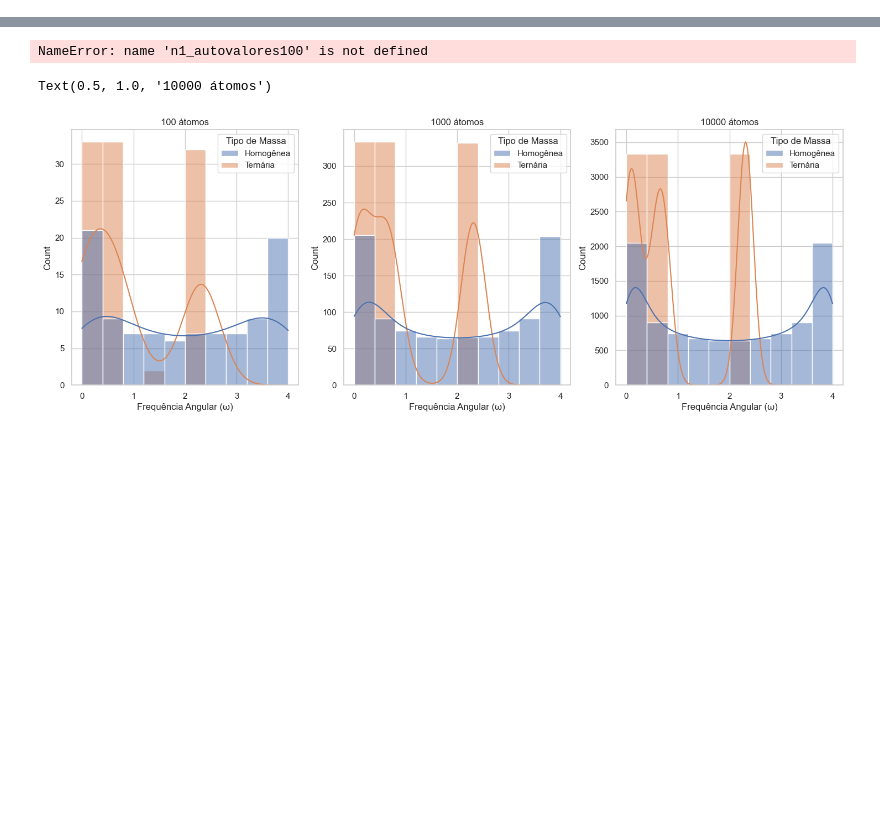
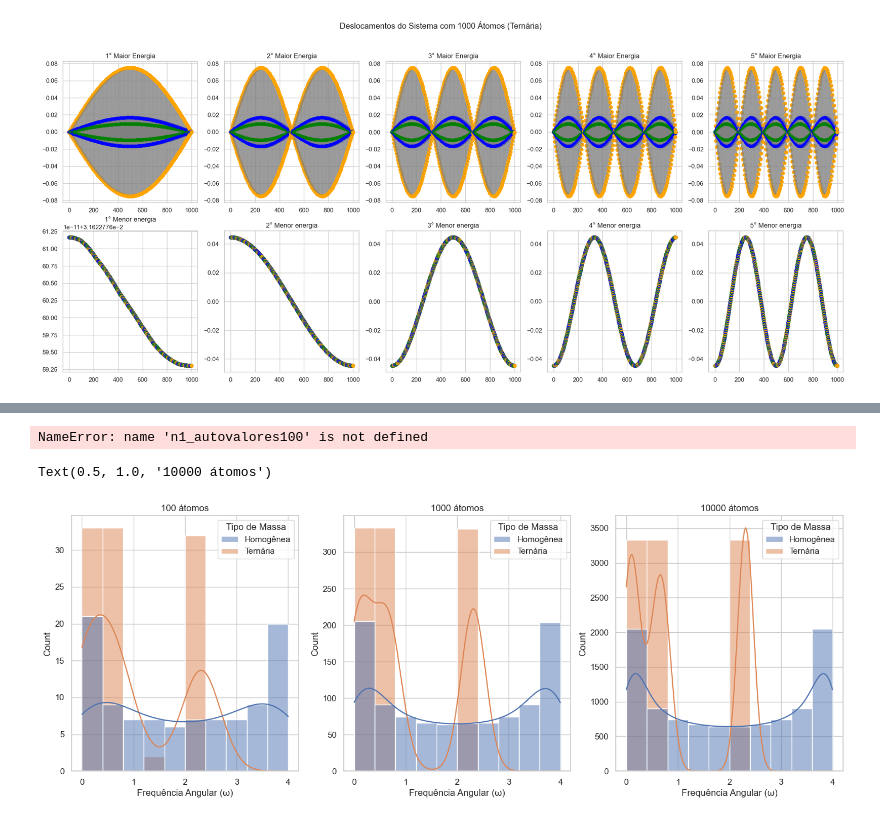
Before and after one commit to LucasMDeLucca/AV5, a Jupyter notebook: av5.ipynb, the cells around one changed output, grey strips where cells are left out. Saved outputs shown, nothing was run; the diff lists cells and outputs as text; code cells hidden in the pictures; blank space fills up the shorter version.

```diff
--- a/av5.ipynb
+++ b/av5.ipynb
@@ -139,3 +282,52 @@ df2['Tipo de Massa'] = ['Homogênea']*len(n1_freq1000) + ['Ternária']*len(n2_fr
+# %%
+fig, ax = plt.subplots(nrows=2, ncols=5, figsize=(25, 10))
+plt.suptitle("Deslocamentos do Sistema com 1000 Átomos (Ternária)")
+
+plot_ternaria(0,0, n2_autovetores1000[:, -1], "1° Maior Energia")
+plot_ternaria(0,1, n2_autovetores1000[:, -2], "2° Maior Energia")
+plot_ternaria(0,2, n2_autovetores1000[:, -3], "3° Maior Energia")
+plot_ternaria(0,3, n2_autovetores1000[:, -4], "4° Maior Energia")
+plot_ternaria(0,4, n2_autovetores1000[:, -5], "5° Maior Energia")
+# ax[0,0].plot(n2_autovetores100[:, -1],"o-", label = "Maior energia")
+# ax[0,0].set_title("Maior Energia")
+
+# ax[0,1].plot(n2_autovetores100[:, -2],"o-", label = "2 Maior energia")
+# ax[0,1].set_title("2 Maior Energia")
+
+# ax[0,2].plot(n2_autovetores100[:, -3],"o-", label = "3 Maior energia")
+# ax[0,2].set_title("3 Maior Energia")
+
+# ax[0,3].plot(n2_autovetores100[:, -4],"o-", label = "4 Maior energia")
+# ax[0,3].set_title("4 Maior Energia")
+
+# ax[0,4].plot(n2_autovetores100[:, -5],"o-", label = "5 Maior energia")
+# ax[0,4].set_title("5 Maior Energia")
+
+plot_ternaria(1,0, n2_autovetores1000[:, 0], "1° Menor energia")
+plot_ternaria(1,1, n2_autovetores1000[:, 1], "2° Menor energia")
+plot_ternaria(1,2, n2_autovetores1000[:, 2], "3° Menor energia")
+plot_ternaria(1,3, n2_autovetores1000[:, 3], "4° Menor energia")
+plot_ternaria(1,4, n2_autovetores1000[:, 4   ], "5° Menor energia")
+# ax[1,0].plot(n2_autovetores100[:, 0],"o-", label = "Menor energia")
+# ax[1,0].set_title("Menor energia")
+
+# ax[1,1].plot(n2_autovetores100[:, 1],"o-", label = "2 Menor energia")
+# ax[1,1].set_title("2 Menor energia")
+
+# ax[1,2].plot(n2_autovetores100[:, 2],"o-", label = "3 Menor energia")
+# ax[1,2].set_title("3 Menor energia")
+
+# ax[1,3].plot(n2_autovetores100[:, 3],"o-", label = "4 Menor energia")
+# ax[1,3].set_title("4 Menor energia")
+
+# ax[1,4].plot(n2_autovetores100[:, 4],"o-", label = "5 Menor energia")
+# ax[1,4].set_title("5 Menor energia")
+
+
+
+plt.show()
+# %% [output]
+[figure, added]
 # %%
 n = 10000
 m1 = n*[1]
```
Also changed, not shown: parts of 10 cells of this notebook, 1 other file.
